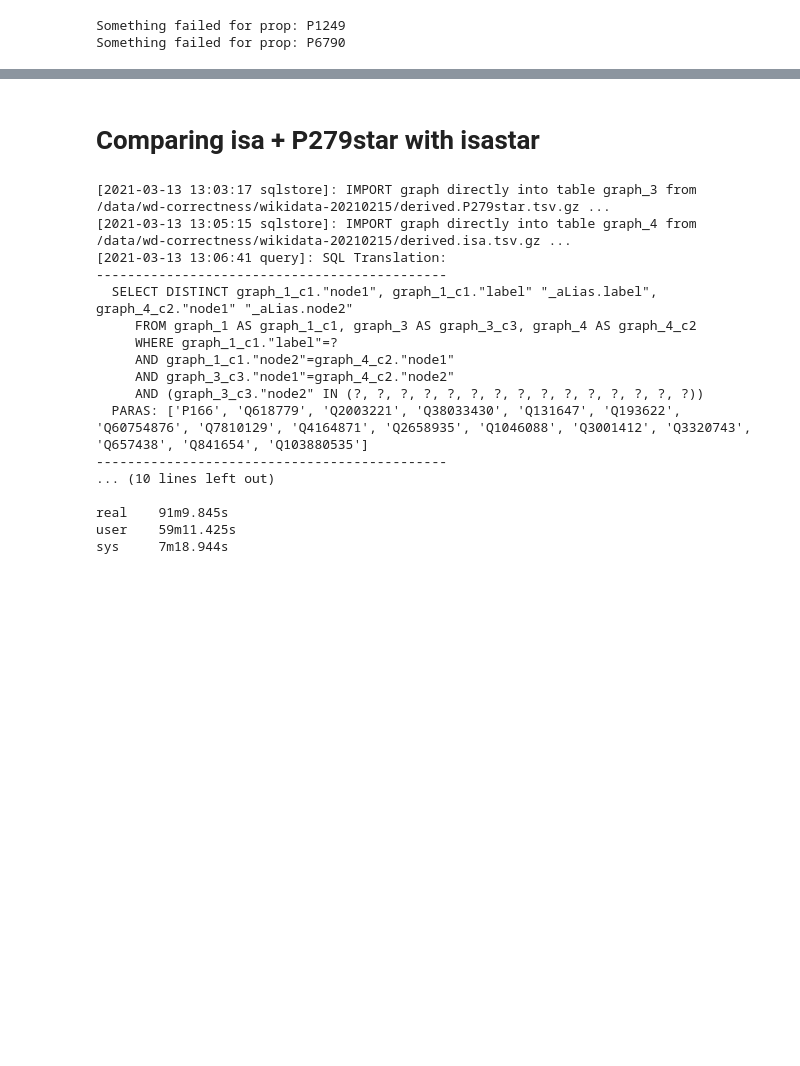
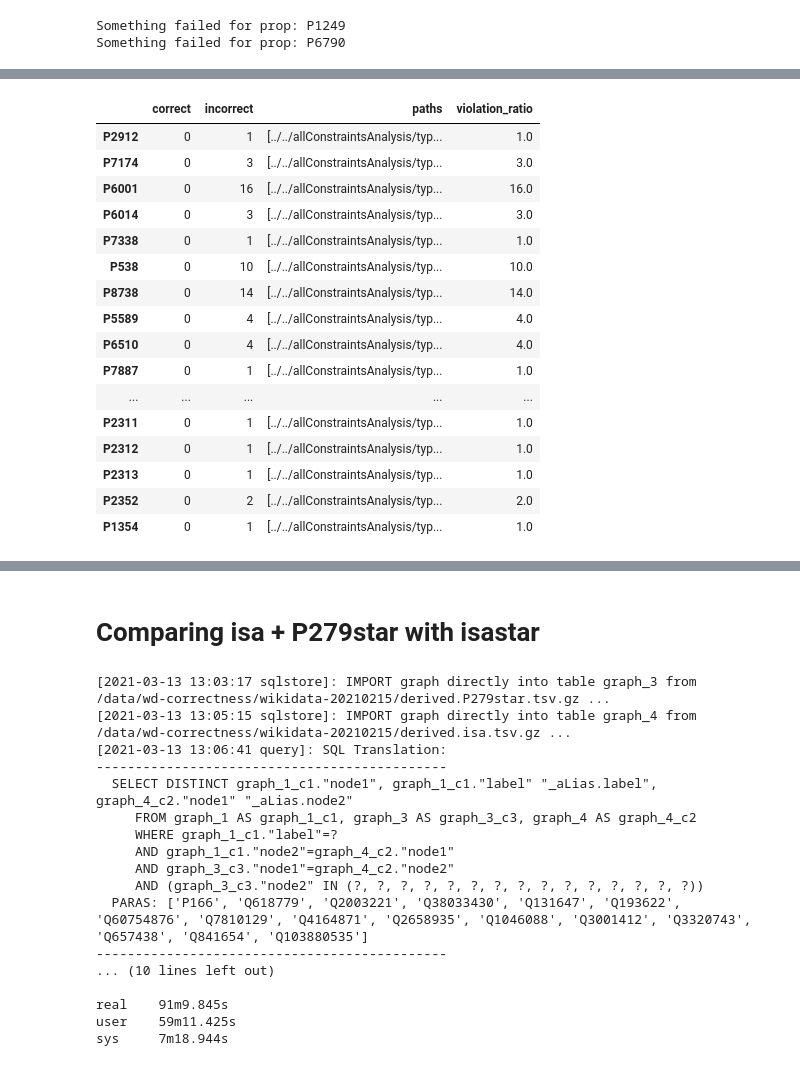
Before and after one commit to usc-isi-i2/wd-quality, a Jupyter notebook: Comprehensive Analysis.ipynb, the cells around one changed output, grey strips where cells are left out. Saved outputs shown, nothing was run; the diff lists cells and outputs as text; code cells hidden in the pictures; blank space fills up the shorter version.

```diff
--- a/Comprehensive Analysis.ipynb
+++ b/Comprehensive Analysis.ipynb
@@ -166,9 +173,9 @@ for prop in tqdm(df1.node1.unique()):
             parentFile = "isastar"
             parentTitle = 'instanceOfOrSubclass'
 
-        if type1 == "Q21502408":
+        if len(type1) != 0 and type1[0][0] == "Q21502408":
             typeVal = "mandatory"
-        elif type1 == "Q62026391":
+        elif len(type1) != 0 and type1[0][0] == "Q62026391":
             typeVal = "suggestion"
         else:
             typeVal = "normal"
@@ -289,0 +212,32 @@ for i in range(1,16):
+# %%
+import pandas as pd
+import os
+from tqdm.notebook import tqdm
+
+typeConstViolations = {}
+
+def countLines(fname):
+    cnt = -1
+    with open(fname, 'r') as f:
+        for line in f:
+            cnt += 1
+    return cnt
+
+propList = set()
+
+violations = {}
+
+for folder in tqdm(iter(['mandatory', 'suggestion', 'normal'])):
+    typeConstViolations[folder] = {'instanceOf': {'correct': 0, 'incorrect': 0}, 'subclass': {'correct': 0, 'incorrect': 0}, 'instanceOfOrSubclass': {'correct': 0, 'incorrect': 0}}
+    filePath = "../../allConstraintsAnalysis/typeConstraint/"+folder+"/"
+    for filename in tqdm(os.listdir(filePath)):
+        type1 = filename.split(".")[2]
+        prop = filename.split(".")[3]
+        propList.add(prop)
+        correctness = filename.split(".")[4]
+        count1 = countLines(filePath+filename)
+        typeConstViolations[folder][type1][correctness] += count1
+        if prop not in violations:
+            violations[prop] = {'correct': 0, 'incorrect': 0, 'paths': []}
+        violations[prop][correctness] = count1
+        violations[prop]['paths'].append(filePath+filename)
@@ -289,0 +254,5 @@ for i in range(1,16):
+# %%
+import pandas as pd
+typeConstDF = pd.DataFrame(violations).T
+# %%
+typeConstDF['violation_ratio'] = typeConstDF.apply(lambda p: p.incorrect / p.correct if p.correct != 0 else p.incorrect/100, axis=1)
@@ -289,0 +268,20 @@ for i in range(1,16):
+# %%
+typeConstDF[typeConstDF.correct == 0]
+# %% [output]
+|  | correct | incorrect | paths | violation_ratio |
+| P2912 | 0 | 1 | [../../allConstraintsAnalysis/typ... | 1.0 |
+| P7174 | 0 | 3 | [../../allConstraintsAnalysis/typ... | 3.0 |
+| P6001 | 0 | 16 | [../../allConstraintsAnalysis/typ... | 16.0 |
+| P6014 | 0 | 3 | [../../allConstraintsAnalysis/typ... | 3.0 |
+| P7338 | 0 | 1 | [../../allConstraintsAnalysis/typ... | 1.0 |
+| P538 | 0 | 10 | [../../allConstraintsAnalysis/typ... | 10.0 |
+| P8738 | 0 | 14 | [../../allConstraintsAnalysis/typ... | 14.0 |
+| P5589 | 0 | 4 | [../../allConstraintsAnalysis/typ... | 4.0 |
+| P6510 | 0 | 4 | [../../allConstraintsAnalysis/typ... | 4.0 |
+| P7887 | 0 | 1 | [../../allConstraintsAnalysis/typ... | 1.0 |
+| ... | ... | ... | ... | ... |
+| P2311 | 0 | 1 | [../../allConstraintsAnalysis/typ... | 1.0 |
+| P2312 | 0 | 1 | [../../allConstraintsAnalysis/typ... | 1.0 |
+| P2313 | 0 | 1 | [../../allConstraintsAnalysis/typ... | 1.0 |
+| P2352 | 0 | 2 | [../../allConstraintsAnalysis/typ... | 2.0 |
+| P1354 | 0 | 1 | [../../allConstraintsAnalysis/typ... | 1.0 |
```
Also changed, not shown: parts of 53 cells of this notebook.
